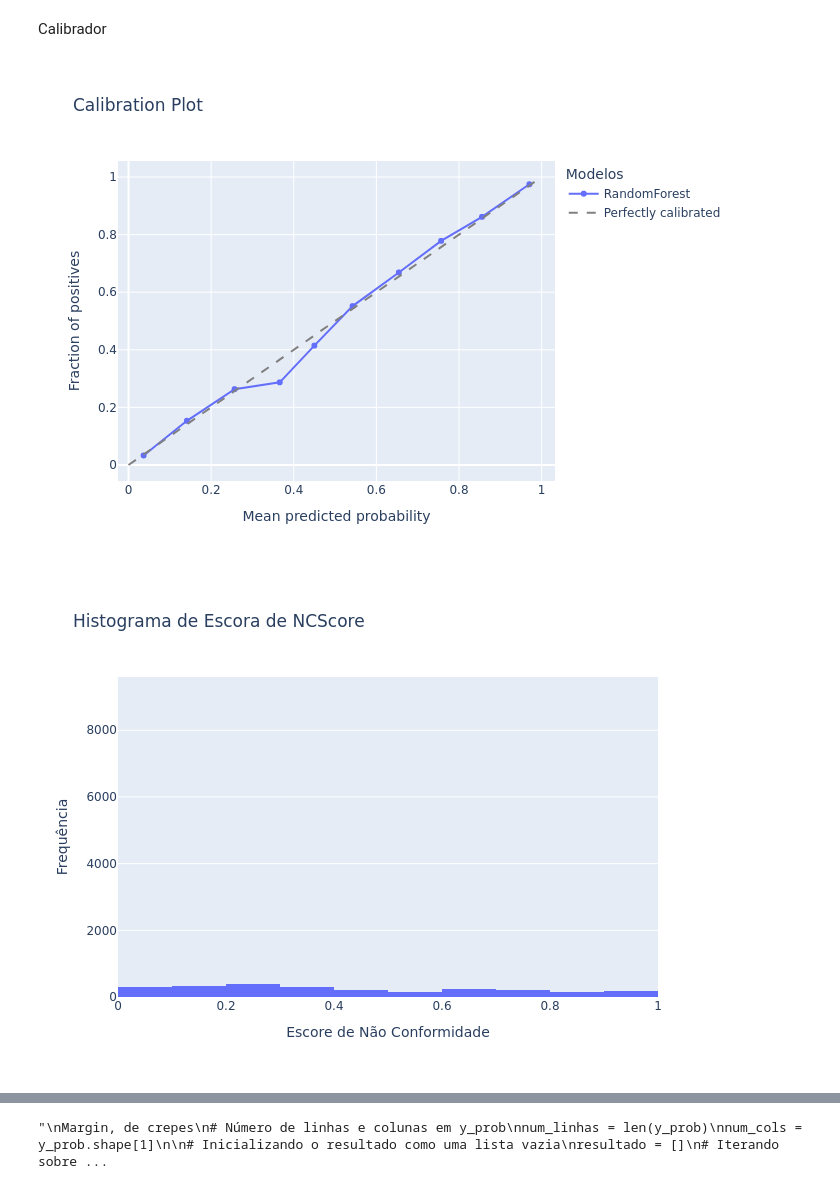
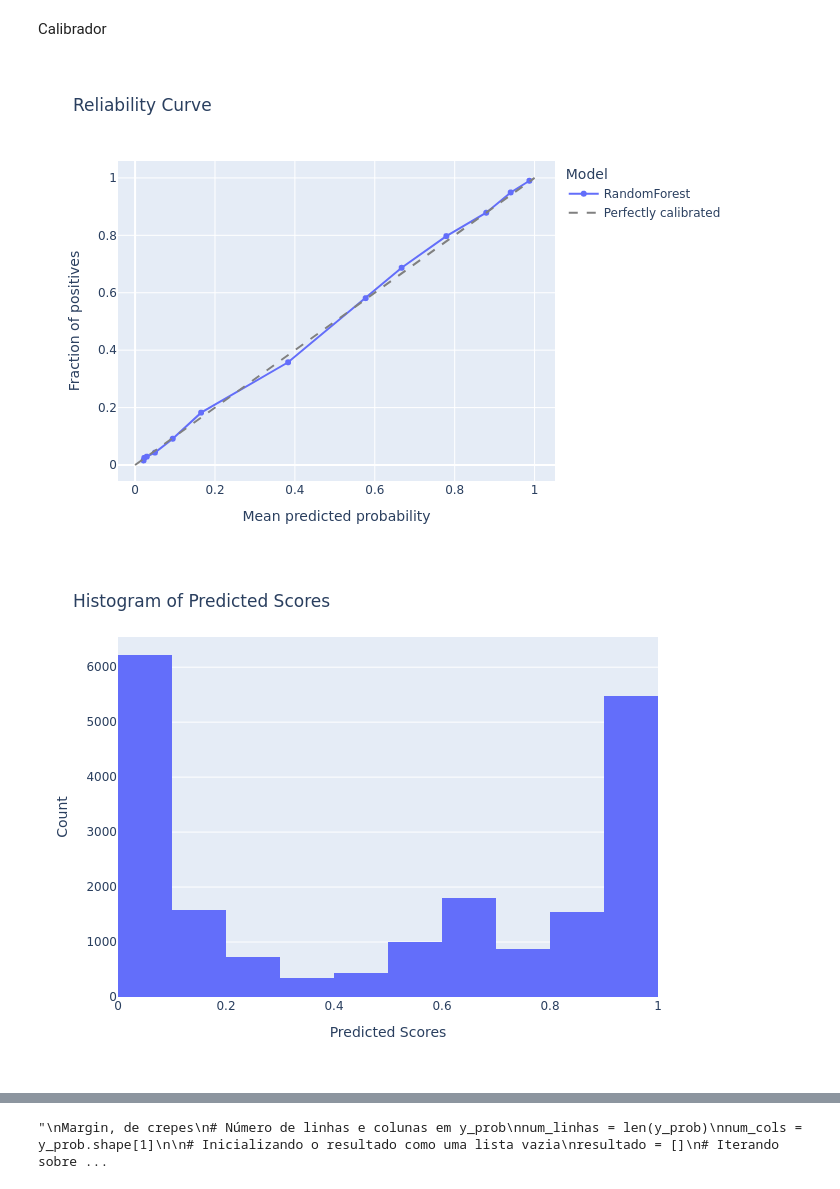
Before and after one commit to HeyLucasLeao/cp-study, a Jupyter notebook: cp.ipynb, the cells around one changed output, grey strips where cells are left out. Drawn from its saved outputs; the diff is of its cells as text; code cells hidden in the pictures.

```diff
--- a/cp.ipynb
+++ b/cp.ipynb
@@ -512,10 +72,10 @@ plot_roc_curve(clf.learner, X_test, y_test, "png")
 # %% [markdown]
 Calibrador
 # %%
-calibration_plot(clf, X_test, y_test, "png")
+reliability_curve(clf, X_test, y_test, 15, "png")
 # %% [output]
-[figure, old version]
+[figure, new version]
 # %%
-nc_score_histogram(clf, X_test, y_test, "png")
+histogram(clf, X_test, 15, "png")
 # %% [output]
-[figure, old version]
+[figure, new version]
```
Also changed, not shown: parts of 14 cells of this notebook, 2 other files.
